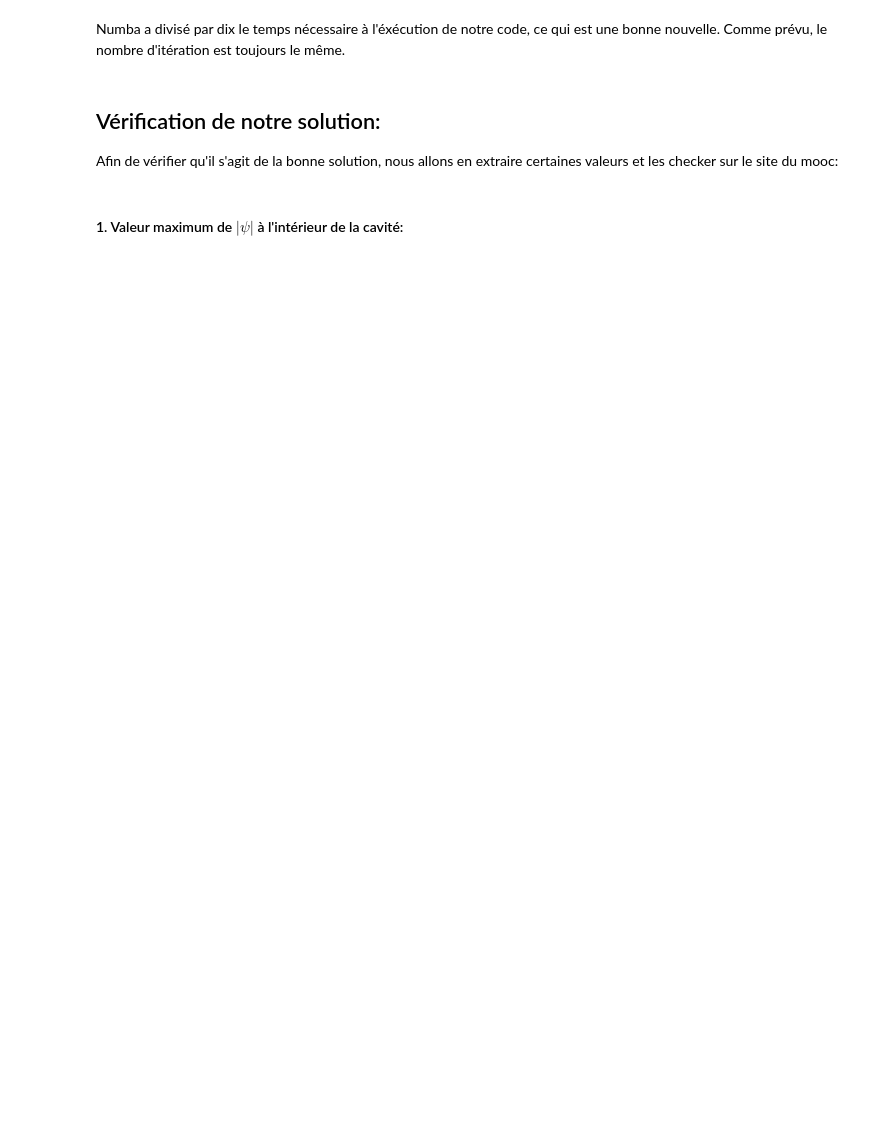
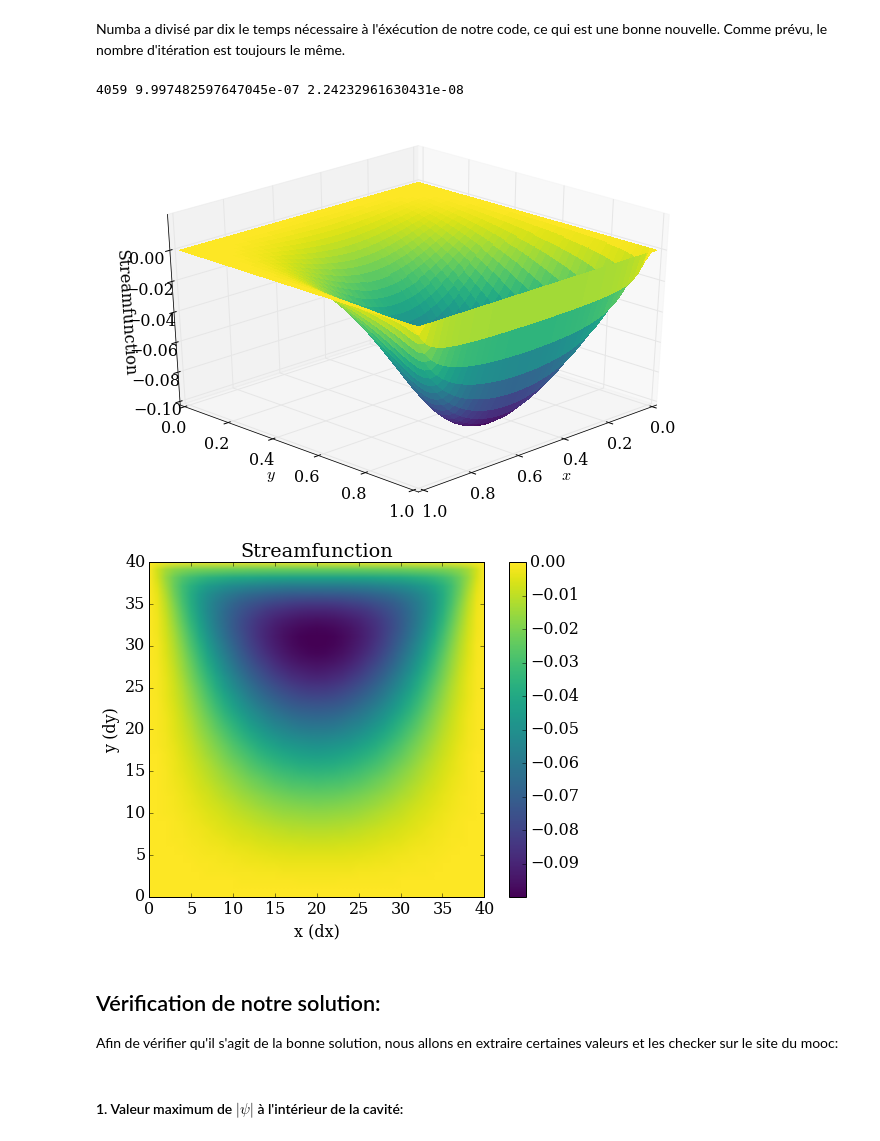
Before and after one commit to be-rays/Module5-StokesFlow, a Jupyter notebook: StokesFlow (1).ipynb, the cells around one changed output. Cells and saved outputs as stored; diff of their text form; code cells hidden in the pictures; blank space fills up the shorter version.

```diff
--- a/StokesFlow (1).ipynb
+++ b/StokesFlow (1).ipynb
@@ -90,8 +90,8 @@ def colormap(x,y,psi,title):
 
     fig=pyplot.figure(figsize=(9,6))
     X,Y = numpy.meshgrid(x,y)
-    pyplot.ylim(0,40)
-    pyplot.xlim(0,40)
+    pyplot.ylim(0,nx-1)
+    pyplot.xlim(0,ny-1)
     pyplot.xlabel('x (dx)')
     pyplot.ylabel('y (dy)')
     pyplot.imshow(psi, cmap = cm.viridis)
@@ -285,12 +295,11 @@ def stokesjacobi_bis(w,psi):
 
         iterations += 1
 
-    iter_list = numpy.linspace(1,iterations,iterations-1)
 
 
 
     print(iterations,l1norm_w,l1norm_psi)
-    return psi,w,iter_list,normpsi_list,iterations
+    return psi,w,normpsi_list,iterations
 # %%
 %%timeit
 
@@ -304,14 +320,18 @@ Numba a divisé par dix le temps nécessaire à l'éxécution de notre code, ce
 # %%
 x = numpy.linspace(0,1,nx)
 y = numpy.linspace(0,1,ny)
 
 w_jac2=numpy.zeros((nx,ny))
 psi_jac2=numpy.zeros((nx,ny))
 w_jac2[-1,:]=-3/dy
 
-psi_jac2, w_jac2,iterlist_jac, normpsilist_jac,iterations_jac= stokesjacobi_bis(w_jac2.copy(),psi_jac2.copy())
+psi_jac2, w_jac2,normpsilist_jac,iterations_jac= stokesjacobi_bis(w_jac2.copy(),psi_jac2.copy())
 plot_3D(x,y,psi_jac2,'Streamfunction')
 colormap(x,y,psi_jac2,'Streamfunction')
+# %% [output]
+4059 9.997482597647045e-07 2.24232961630431e-08
+[figure, added]
+[figure, added]
 # %% [markdown]
 ## Vérification de notre solution:
 
```
Also changed, not shown: parts of 49 cells of this notebook.
